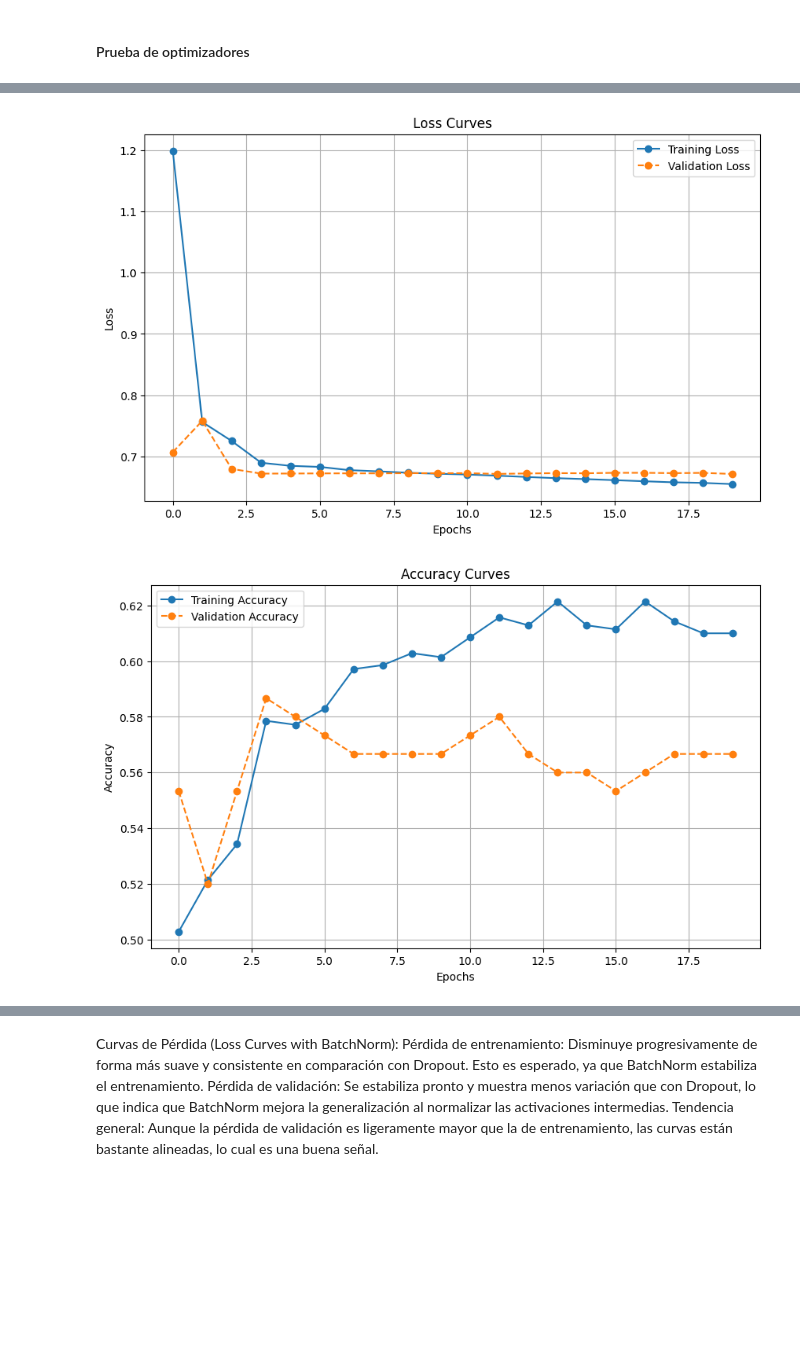
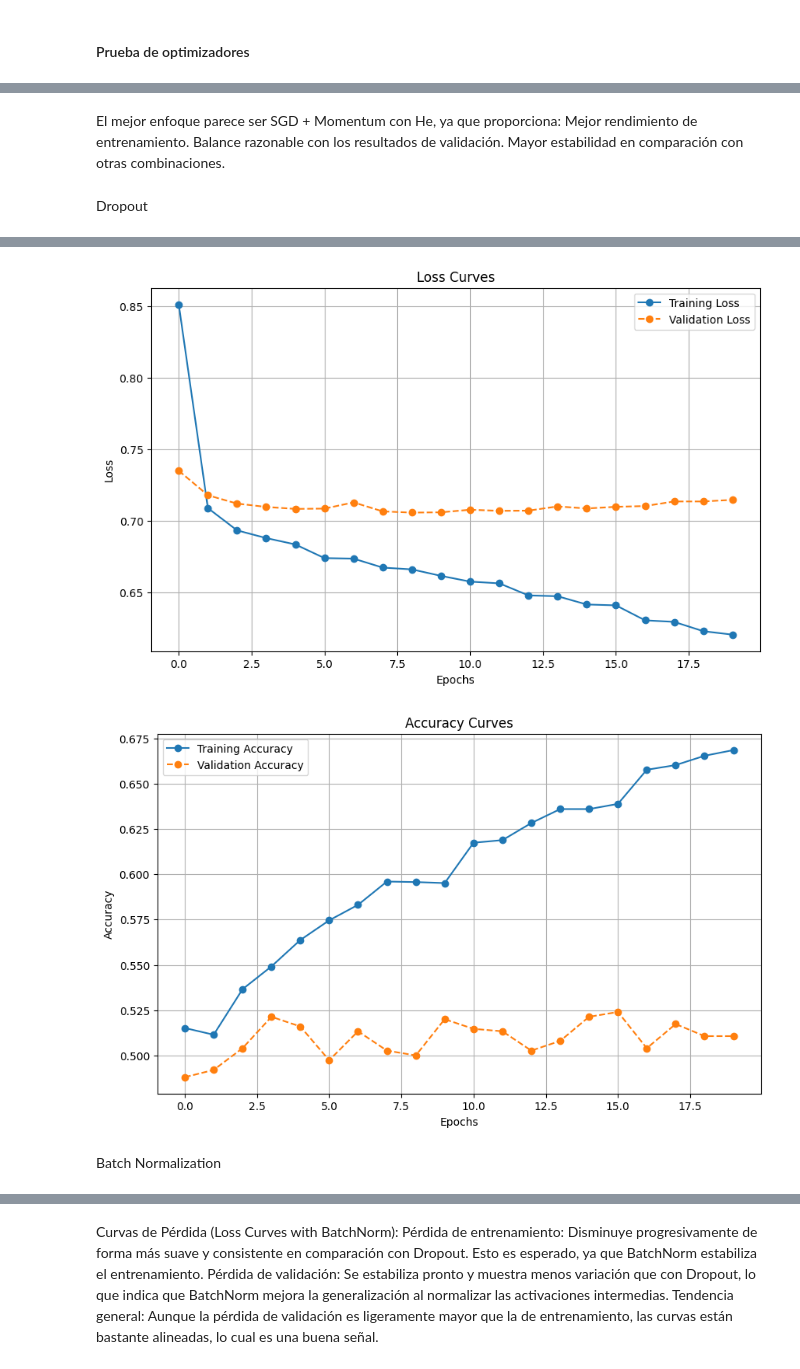
Before and after one commit to antargi/deeplearningfundamentals, a Jupyter notebook: lab1_try1.ipynb, the cells around one changed output, grey strips where cells are left out. Saved outputs shown, nothing was run; the diff lists cells and outputs as text; code cells hidden in the pictures; blank space fills up the shorter version.

```diff
--- a/lab1_try1.ipynb
+++ b/lab1_try1.ipynb
@@ -419,5 +407,5 @@ Se definen lotes de cada subconjunto, organiza los datasets en lotes de tamaño
 # %%
-batch_size = 64
+batch_size = 128
 train_loader = DataLoader(train_dataset, batch_size=batch_size, shuffle=True, generator=torch.Generator().manual_seed(43))
 val_loader = DataLoader(val_dataset, batch_size=batch_size, shuffle=False)
 test_loader = DataLoader(test_dataset, batch_size=batch_size, shuffle=False)
@@ -533,6 +564,15 @@ optimizers_to_test = [
     ("RMSProp", lambda model: get_rmsprop_optimizer(model, lr=0.01, alpha=0.99)),
     ("Adam", lambda model: get_adam_optimizer(model, lr=0.01, betas=(0.9, 0.999)))
 ]
+initializations_to_test = [
+    ("Xavier", init_xavier),
+    ("He", init_he)
+]
+# %%
+input_size = dataset.num_features
+hidden_size1 = 300
+hidden_size2 = 200
+output_size = 1
 # %%
 results_df = []
 optimizer_results = []
@@ -636,20 +652,28 @@ SGD básico: Tiene un rendimiento menor en comparación con sus versiones mejora
+# %% [markdown]
+El mejor enfoque parece ser SGD + Momentum con He, ya que proporciona:
+Mejor rendimiento de entrenamiento.
+Balance razonable con los resultados de validación.
+Mayor estabilidad en comparación con otras combinaciones.
+# %%
+input_size = dataset.num_features
+hidden_size1 = 300
+hidden_size2 = 200
+output_size = 1
+# %% [markdown]
+Dropout
 # %%
-input_size = dataset.num_features
-hidden_size1 = 32
-hidden_size2 = 16
-output_size = 1
-model = SimpleFFNN(input_size, hidden_size1, hidden_size2, output_size)  # Inicializar el modelo
-optimizer = get_sgd_momentum_optimizer(model, lr=0.01, momentum=0.9)
-criterion = nn.BCELoss()
+model = DropoutFFNN(input_size, hidden_size1, hidden_size2, output_size, dropout_prob=0.5)
+optimizer = get_sgd_momentum_optimizer(model, lr=0.005)
 init_he(model)
-train_losses, val_losses, train_accuracies, val_accuracies = train_model(
+train_losses, val_losses, train_accuracies, val_accuracies = train_model_loop(
     model=model,
-    criterion=criterion,
     optimizer=optimizer,
     train_loader=train_loader,
     val_loader=val_loader,
-    epochs=20
+    epochs=20,
+    reports_every=1,
+    device='cuda'
 )
-plot_loss_curves(train_losses, val_losses, title="Loss Curves")
-plot_acc_curves(train_accuracies, val_accuracies, title="Accuracy Curves")
+plot_loss_curves(train_losses, val_losses, title="Loss Curves with Dropout")
+plot_acc_curves(train_accuracies, val_accuracies, title="Accuracy Curves with Dropout")
 # %% [output]
@@ -676,3 +688,5 @@ Epoch 20/20, Training Loss: 0.6547, Validation Loss: 0.6712, Training Accuracy:
-[figure, old version]
+[figure, new version]
-[figure, old version]
+[figure, new version]
+# %% [markdown]
+Batch Normalization
 # %%
```
Also changed, not shown: parts of 31 cells of this notebook, 2 other files.
